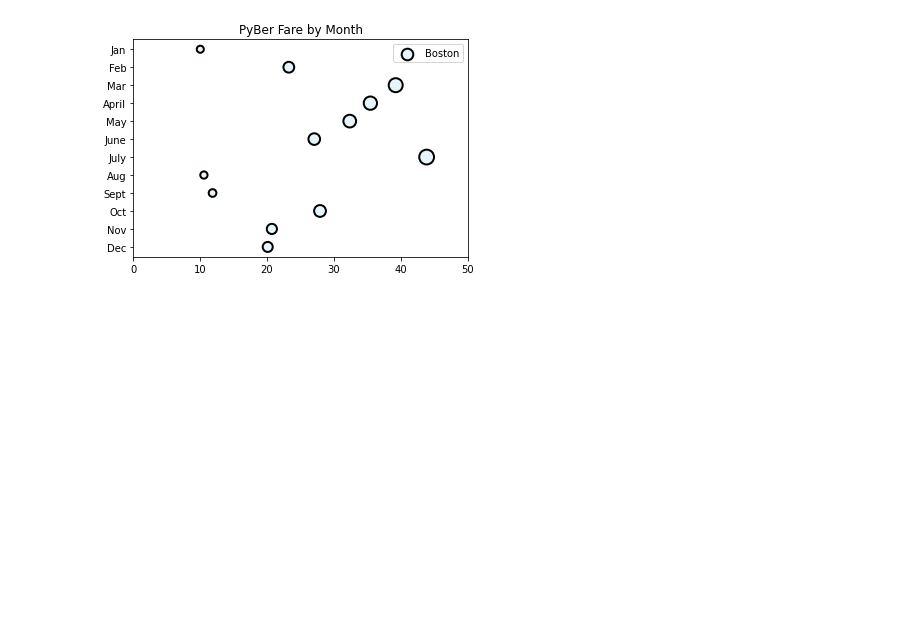
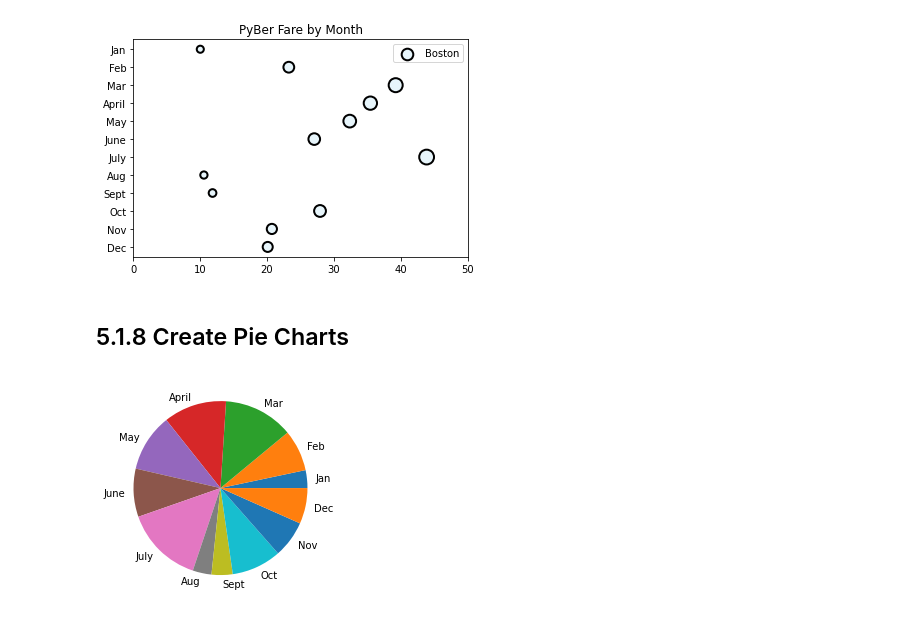
Before and after one commit to stefcenti2022/PyBer_Analysis, a Jupyter notebook: matplotlib_practice.ipynb, the cells around one changed output. Drawn from its saved outputs; the diff is of its cells as text; code cells hidden in the pictures; blank space fills up the shorter version.

```diff
--- a/matplotlib_practice.ipynb
+++ b/matplotlib_practice.ipynb
@@ -222,3 +222,10 @@ ax.set_xlim(0,50)
 ax.invert_yaxis()
 # %% [output]
 [figure]
+# %% [markdown]
+## 5.1.8 Create Pie Charts
+# %%
+plt.pie(y_axis, labels=x_axis)
+plt.show()
+# %% [output]
+[figure, added]
```
Also changed, not shown: parts of 3 cells of this notebook, 3 other files.
